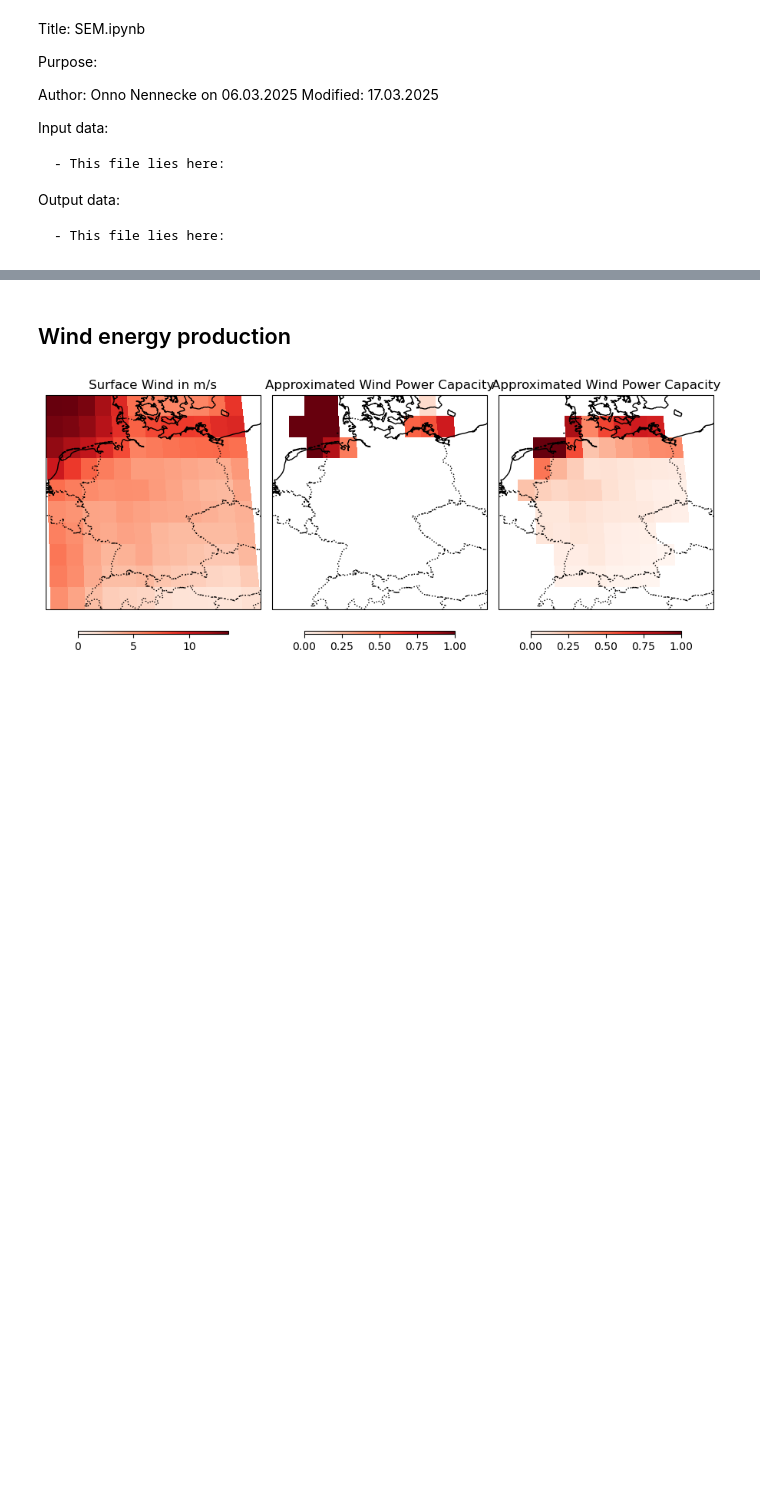
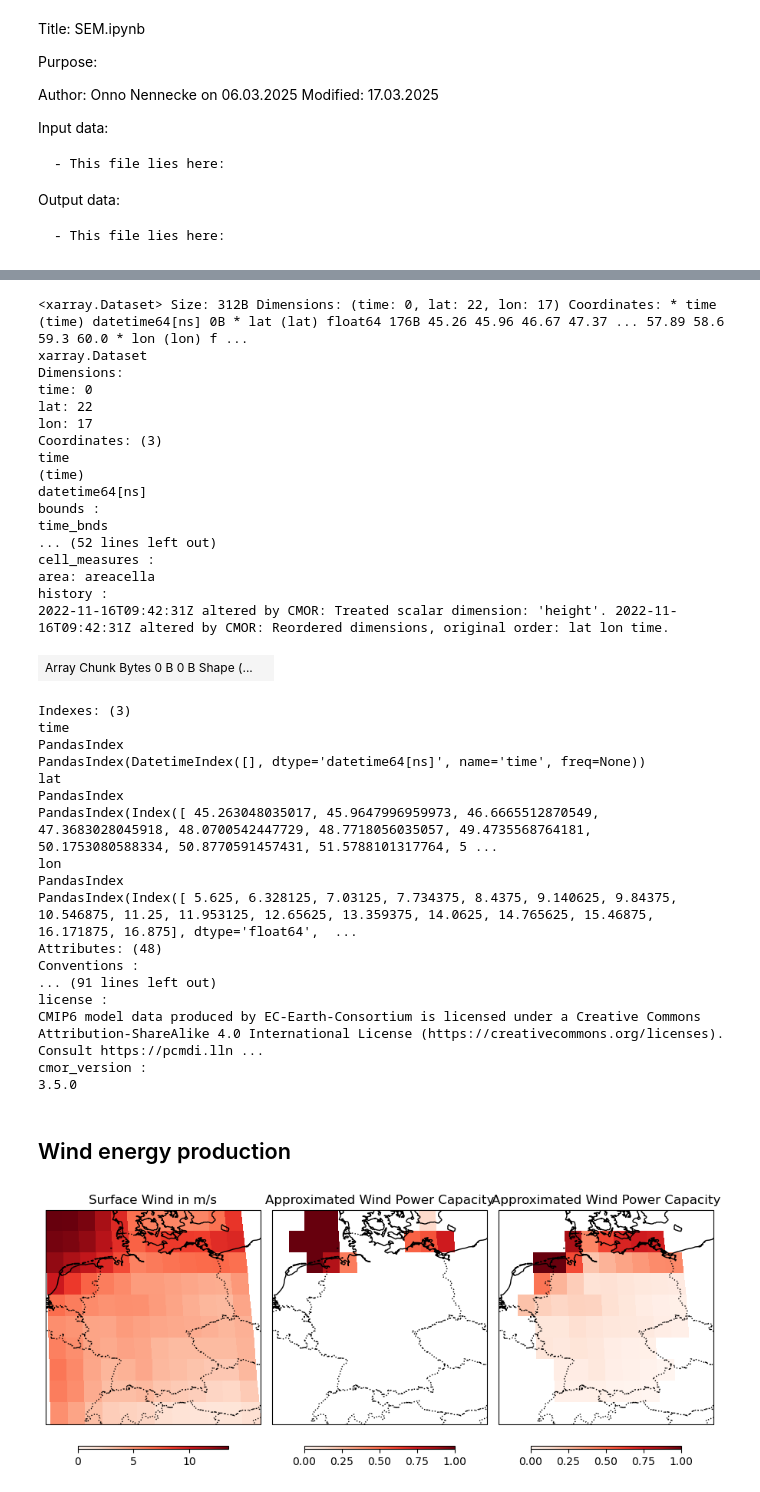
Before and after one commit to O-Nennecke/RL_2026_paper, a Jupyter notebook: Old_Code/SEM_individual.ipynb, the cells around one changed output, grey strips where cells are left out. Saved outputs shown, nothing was run; the diff lists cells and outputs as text; code cells hidden in the pictures; blank space fills up the shorter version.

```diff
--- a/SEM.ipynb
+++ b/Old_Code/SEM_individual.ipynb
@@ -40,11 +40,11 @@ grid_solar = xr.open_dataset('/climca/people/onennecke/Wind_Solar_MaStR/processe
 grid_solar = grid_solar['solar_cap']
 # %%
 # Load climate data
-ESM = 'CESM2'
-run = 'r4i1p1f1'# 'r1i1p1f1'
+ESM = 'EC-Earth3-Veg' # 'CESM2'
+run = 'r1i1p1f1' # 'r1i1p1f1'
 scenario = 'ssp370' # 'historical'
 MIP = 'ScenarioMIP' # CMIP
-version = 'v20200528' # 'v20190308'
+version = '*' # 'v20190308'
 
 # List of variables
 variables = ['sfcWind', 'rsds', 'tas', 'tasmax']
@@ -58,8 +58,8 @@ ds_list = []
 
 # Load each variable and apply filtering
 for variable in variables:
-    path = f'/climca/data/CMIP6/{MIP}/*/{ESM}/{scenario}/{run}/day/{variable}/*/{version}/{variable}_day_{ESM}_{scenario}_{run}_gn_*'
-
+    path = f'/climca/data/CMIP6/{MIP}/*/{ESM}/{scenario}/{run}/day/{variable}/*/{version}/{variable}_day_{ESM}_{scenario}_{run}_*'
+    print(path)
     # Open with preprocessing (spatial filtering)
     nc = xr.open_mfdataset(path, preprocess=grid_func.preprocess)
 
@@ -74,6 +74,8 @@ for variable in variables:
     # Append to list for later merging
     ds_list.append(nc)
 
+    ds_list = [ds.drop_vars('height') if 'height' in ds.coords else ds for ds in ds_list]
+
 # Combine all into a single dataset
 clim_ds = xr.merge(ds_list)
 
@@ -84,3 +91,41 @@ if ds_list[3]['tasmax'].units == 'K':
+# %%
+ds_list[0]
+# %% [output]
+<xarray.Dataset> Size: 312B Dimensions: (time: 0, lat: 22, lon: 17) Coordinates: * time (time) datetime64[ns] 0B * lat (lat) float64 176B 45.26 45.96 46.67 47.37 ... 57.89 58.6 59.3 60.0 * lon (lon) f ...
+xarray.Dataset
+Dimensions:
+time: 0
+lat: 22
+lon: 17
+Coordinates: (3)
+time
+(time)
+datetime64[ns]
+bounds :
+time_bnds
+... (52 lines left out)
+cell_measures :
+area: areacella
+history :
+2022-11-16T09:42:31Z altered by CMOR: Treated scalar dimension: 'height'. 2022-11-16T09:42:31Z altered by CMOR: Reordered dimensions, original order: lat lon time.
+| Array Chunk Bytes 0 B 0 B Shape (... |  |
+Indexes: (3)
+time
+PandasIndex
+PandasIndex(DatetimeIndex([], dtype='datetime64[ns]', name='time', freq=None))
+lat
+PandasIndex
+PandasIndex(Index([ 45.263048035017, 45.9647996959973, 46.6665512870549, 47.3683028045918, 48.0700542447729, 48.7718056035057, 49.4735568764181, 50.1753080588334, 50.8770591457431, 51.5788101317764, 5 ...
+lon
+PandasIndex
+PandasIndex(Index([ 5.625, 6.328125, 7.03125, 7.734375, 8.4375, 9.140625, 9.84375, 10.546875, 11.25, 11.953125, 12.65625, 13.359375, 14.0625, 14.765625, 15.46875, 16.171875, 16.875], dtype='float64',  ...
+Attributes: (48)
+Conventions :
+... (91 lines left out)
+license :
+CMIP6 model data produced by EC-Earth-Consortium is licensed under a Creative Commons Attribution-ShareAlike 4.0 International License (https://creativecommons.org/licenses). Consult https://pcmdi.lln ...
+cmor_version :
+3.5.0
 # %%
 # Regrid the combined dataset
 combined_ds = grid_func.regrid(clim_ds)
```
Also changed, not shown: parts of 1 cell of this notebook, 7 other files.
